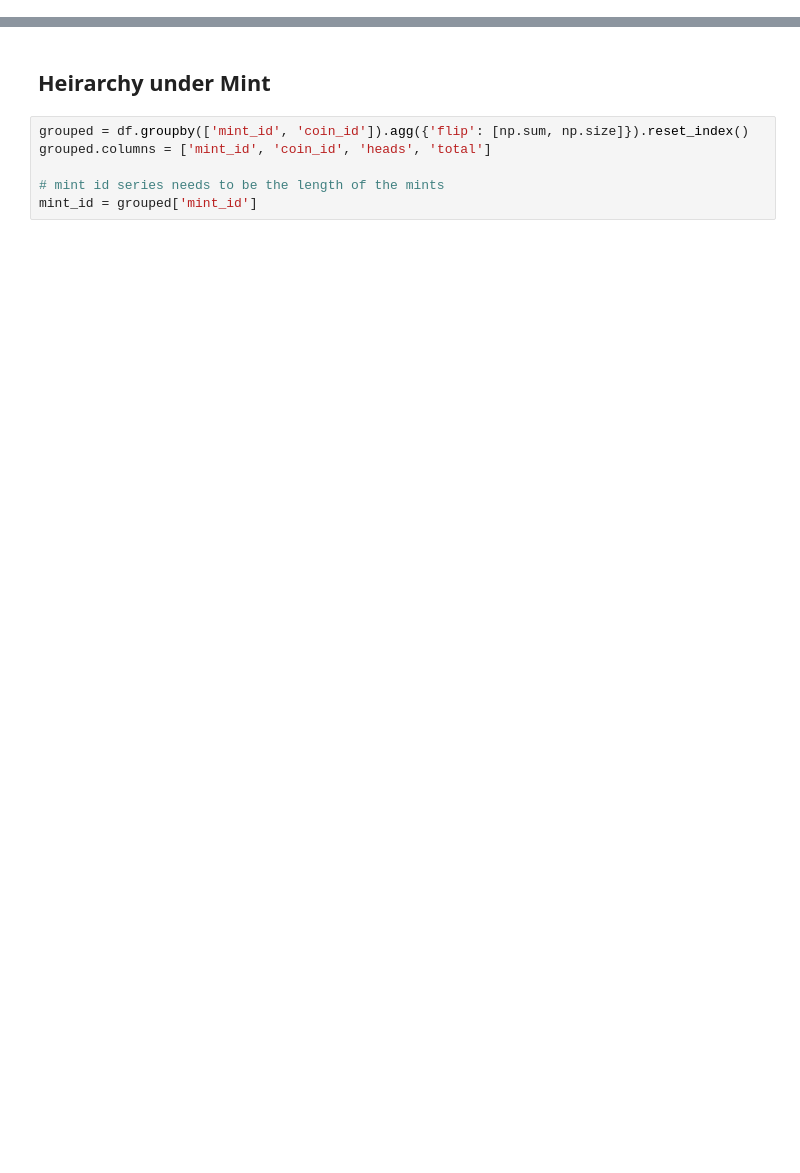
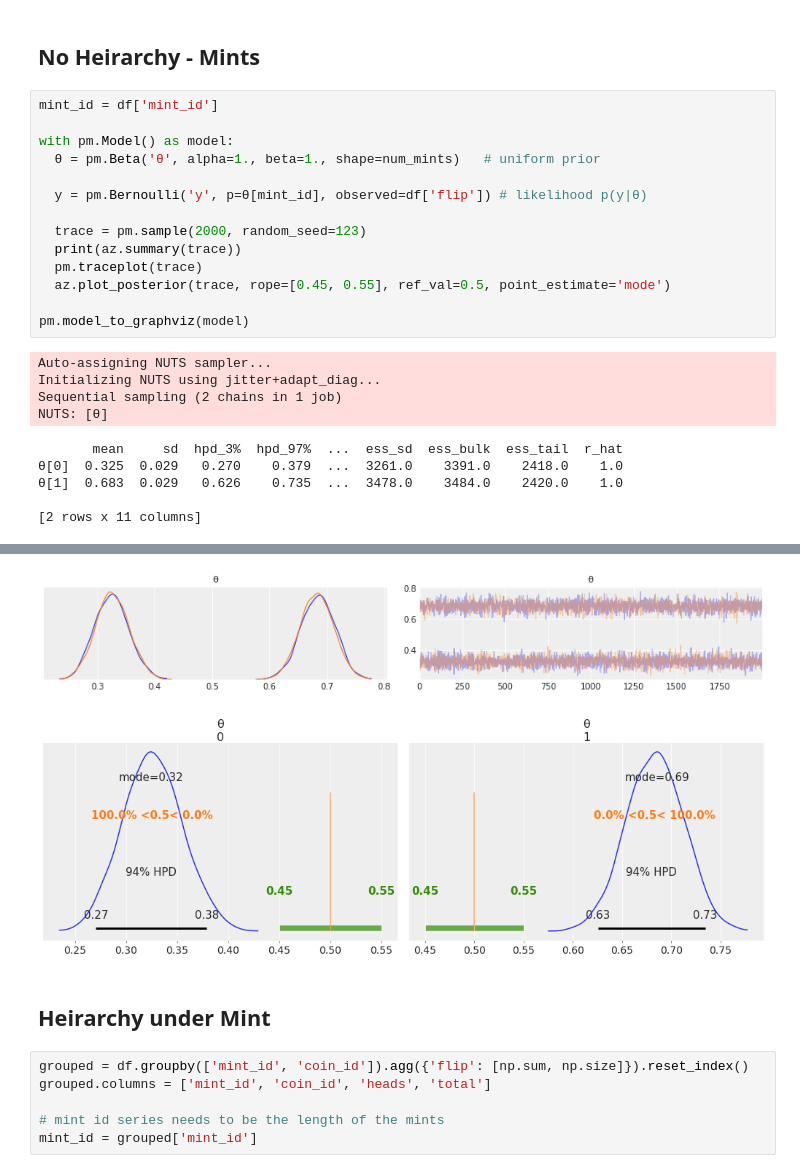
Before and after one commit to ctarrington/data-science-hw, a Jupyter notebook: dbda/ch09-heirarchical-models/heirarchical_on_mint.ipynb, the cells around one changed output, grey strips where cells are left out. Saved outputs shown, nothing was run; the diff lists cells and outputs as text; blank space fills up the shorter version.

```diff
--- a/dbda/ch09-heirarchical-models/heirarchical_on_mint.ipynb
+++ b/dbda/ch09-heirarchical-models/heirarchical_on_mint.ipynb
@@ -117,0 +120,26 @@ NUTS: [θ]
+# %% [markdown]
+## No Heirarchy - Mints
+# %%
+mint_id = df['mint_id']
+
+with pm.Model() as model:
+  θ = pm.Beta('θ', alpha=1., beta=1., shape=num_mints)   # uniform prior
+
+  y = pm.Bernoulli('y', p=θ[mint_id], observed=df['flip']) # likelihood p(y|θ)
+
+  trace = pm.sample(2000, random_seed=123)
+  print(az.summary(trace))
+  pm.traceplot(trace)
+  az.plot_posterior(trace, rope=[0.45, 0.55], ref_val=0.5, point_estimate='mode')
+
+pm.model_to_graphviz(model)
+# %% [output]
+Auto-assigning NUTS sampler...
+Initializing NUTS using jitter+adapt_diag...
+Sequential sampling (2 chains in 1 job)
+NUTS: [θ]
+       mean     sd  hpd_3%  hpd_97%  ...  ess_sd  ess_bulk  ess_tail  r_hat
+θ[0]  0.325  0.029   0.270    0.379  ...  3261.0    3391.0    2418.0    1.0
+θ[1]  0.683  0.029   0.626    0.735  ...  3478.0    3484.0    2420.0    1.0
+
+[2 rows x 11 columns]
@@ -118,3 +147,5 @@ NUTS: [θ]
+[figure, added]
+[figure, added]
 # %% [markdown]
 ## Heirarchy under Mint
 # %%
```
Also changed, not shown: parts of 10 cells of this notebook.
